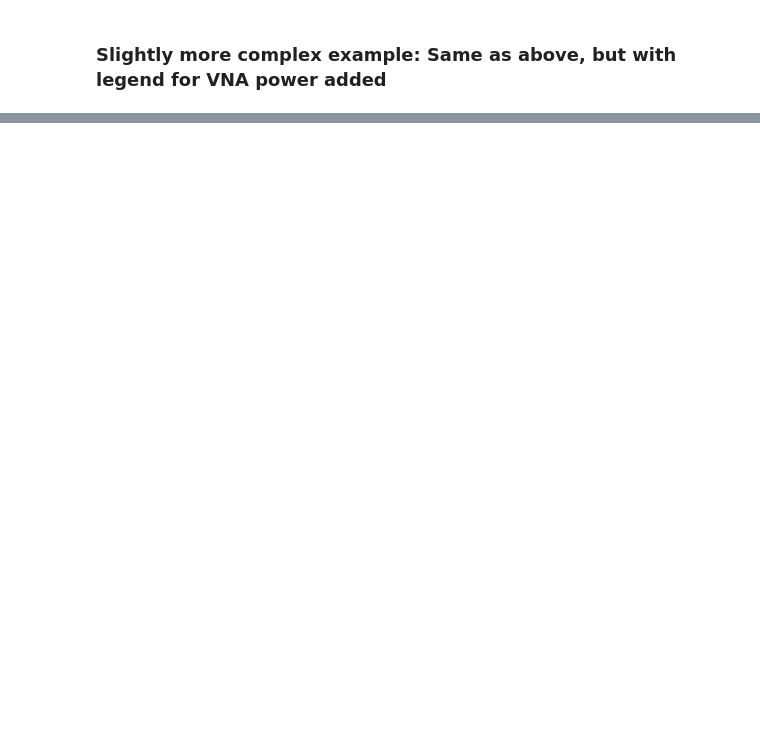
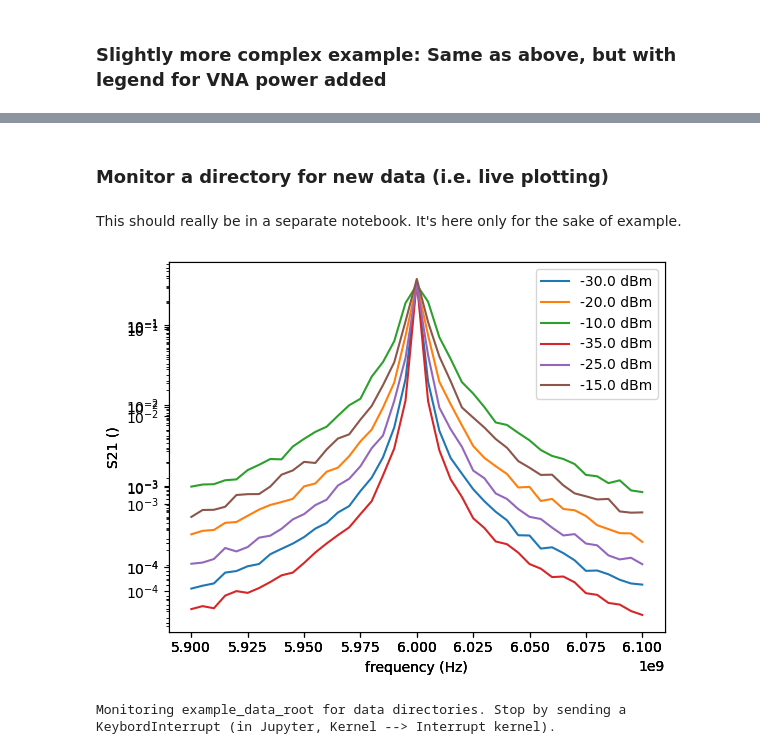
Before and after one commit to govenius/pdata, a Jupyter notebook: examples/pdata_with_qcodes.ipynb, the cells around one changed output, grey strips where cells are left out. Saved outputs shown, nothing was run; the diff lists cells and outputs as text; code cells hidden in the pictures; blank space fills up the shorter version.

Commit message:
Add live plotting/monitor_dir()

```diff
--- a/examples/pdata_with_qcodes.ipynb
+++ b/examples/pdata_with_qcodes.ipynb
@@ -181,13 +170,8 @@ Plotting datasets: ('2022-03-27_13-06-29_226_power-sweep',)
 ### Slightly more complex example: Same as above, but with legend for VNA power added
 # %%
 def add_vdims(dd):
+  """ Add virtual dimensions to DataView dd. """
   dd.add_virtual_dimension('VNA power', units="dBm",
                             from_set=('instruments', 'vna',
                                       'parameters', 'power', 'value'))
   return dd
-
-dataexplorer.basic_plot(data_root, sel.value,
-                        "frequency", "S21",
-                        slowcoordinate="VNA power",
-                        ylog=True,
-                        preprocessor=add_vdims)
@@ -196,0 +186,15 @@ dataexplorer.basic_plot(data_root, sel.value,
+# %% [markdown]
+### Monitor a directory for new data (i.e. live plotting)
+# %% [markdown]
+This should really be in a separate notebook. It's here only for the sake of example.
+# %%
+# Plot data directories that were modified < 600 s ago,
+# and include "power-sweep" in the directory name.
+# The cell runs indefinitely, until an interrupt is sent to the Python kernel.
+dataexplorer.monitor_dir(data_root, name_filter="power-sweep", age_filter=600,
+                        x="frequency", y="S21", ylog=True,
+                        slowcoordinate="VNA power",
+                        preprocessor=add_vdims);
+# %% [output]
+[figure, added]
+Monitoring example_data_root for data directories. Stop by sending a KeybordInterrupt (in Jupyter, Kernel --> Interrupt kernel).
```
Also changed, not shown: parts of 8 cells of this notebook, 2 other files.
